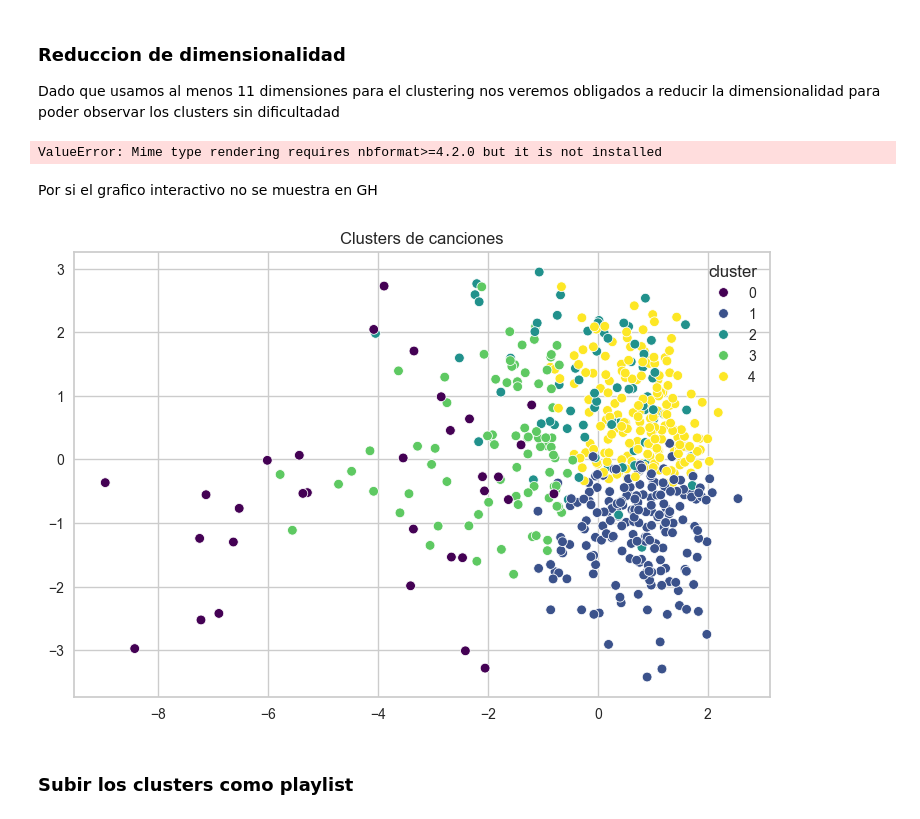
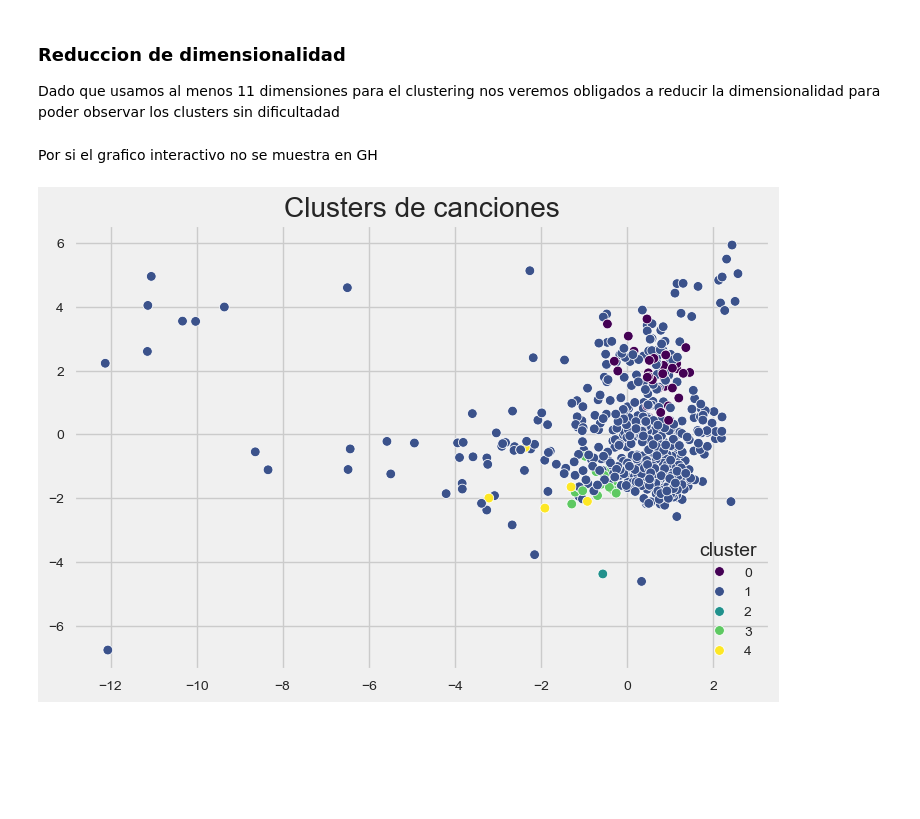
Before and after one commit to R0SEWT/SpotiOrganizer, a Jupyter notebook: clasificador.ipynb, the cells around one changed output. Drawn from its saved outputs; the diff is of its cells as text; code cells hidden in the pictures; blank space fills up the shorter version.

```diff
--- a/clasificador.ipynb
+++ b/clasificador.ipynb
@@ -233,0 +203,11 @@ plt.show()
+# %%
+df = pd.concat([df, tfidf_df], axis=1)
+#  respaldar genre id y name
+df_respaldo = df[['genre', 'id', 'name', 'artist']].copy()
+df = df.drop(columns=['genre', 'id', 'name', 'artist', 'key', 'mode', 'time_signature', 'tempo', 'loudness'])
+
+# nromalizamos
+scaler = StandardScaler()
+X = scaler.fit_transform(df)
+print(len(df))
+print(len(X))
@@ -266,9 +223,2 @@ para realizar el calculo de distancias correctamente.
-# %%
-vectorizer = TfidfVectorizer(stop_words='english')
-X = vectorizer.fit_transform(genres_list)
-
-# Matriz numpy y normalización
-scaler = StandardScaler()
-X_scaled = scaler.fit_transform(audio_features)
 # %% [markdown]
 #### Seleccion de nro de Clusterns
@@ -277,7 +227,7 @@ Se usara el metodo del codo, para emplear un criterio experto
 from yellowbrick.cluster import KElbowVisualizer
 
 model = KMeans()
-visualizer = KElbowVisualizer(model, k=(1,12))
-visualizer.fit(X_scaled)
+visualizer = KElbowVisualizer(model, k=(1,16)) #
+visualizer.fit(X)
 visualizer.show()
 # %% [output]
@@ -288,8 +246,10 @@ visualizer.show()
 # %%
 n_clusters = 5
+
 kmeans = KMeans(n_clusters = n_clusters ,init='k-means++', n_init = 10 ,max_iter=10000,
                  tol=0.0001, algorithm='lloyd', random_state=42)
-kmeans.fit(X_scaled)
+
+kmeans.fit(X)
 labels = kmeans.labels_
 centroides = kmeans.cluster_centers_
 
@@ -309,7 +277,7 @@ import plotly.express as px
 
 # Ajustar el modelo PCA
 pca = PCA(n_components=3)
-principal_components = pca.fit_transform(X_scaled)
+principal_components = pca.fit_transform(X)
 
 
 df_pca = pd.DataFrame(data=principal_components, columns=['PC1', 'PC2', 'PC3'])
@@ -329,19 +297,15 @@ fig.write_html("file5k.html")
 
 # Mostrar el gráfico
 fig.show()
-# %% [output]
-ValueError: Mime type rendering requires nbformat>=4.2.0 but it is not installed
 # %% [markdown]
 Por si el grafico interactivo no se muestra en GH
 # %%
 
 pca = PCA(n_components=2)
-X_pca = pca.fit_transform(X_scaled)
+X_pca = pca.fit_transform(X)
 
 sns.scatterplot(x=X_pca[:, 0], y=X_pca[:, 1], hue=df['cluster'], palette='viridis')
 plt.title('Clusters de canciones')
 plt.show()
 # %% [output]
-[figure, old version]
+[figure, new version]
-# %% [markdown]
-### Subir los clusters como playlist
```
Also changed, not shown: parts of 43 cells of this notebook, 6 other files.
